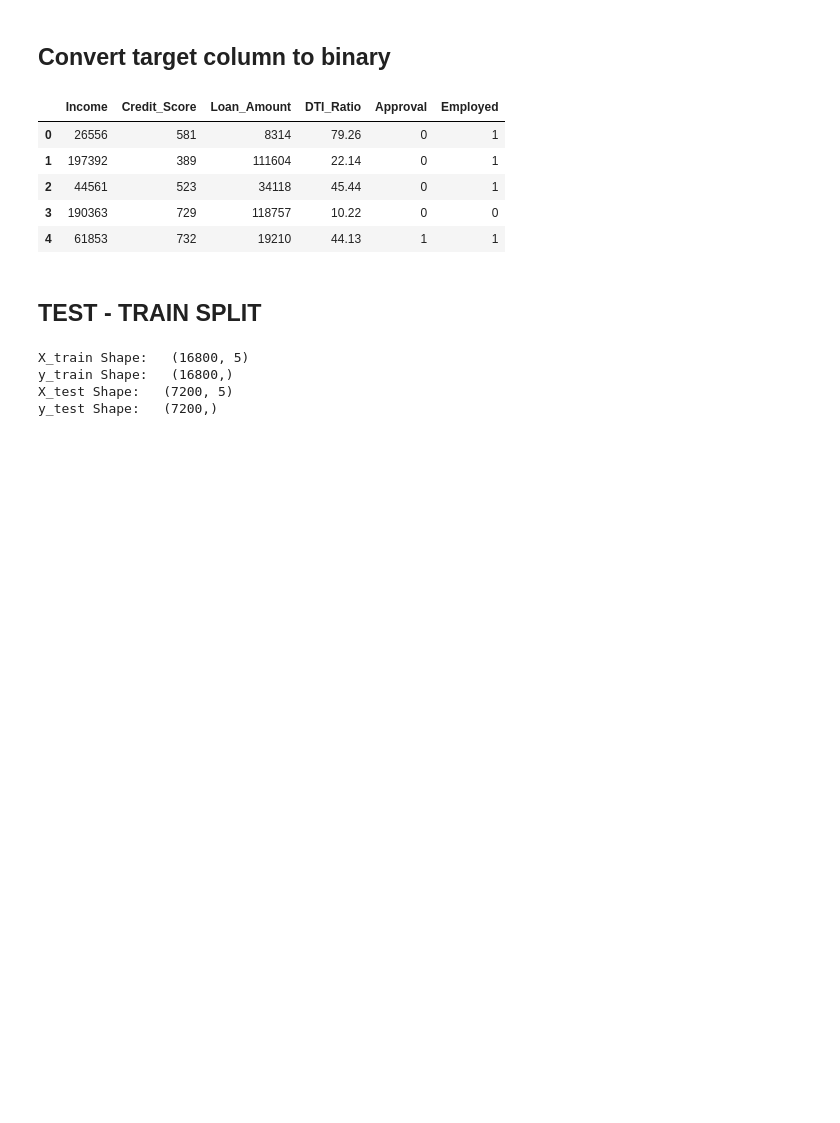
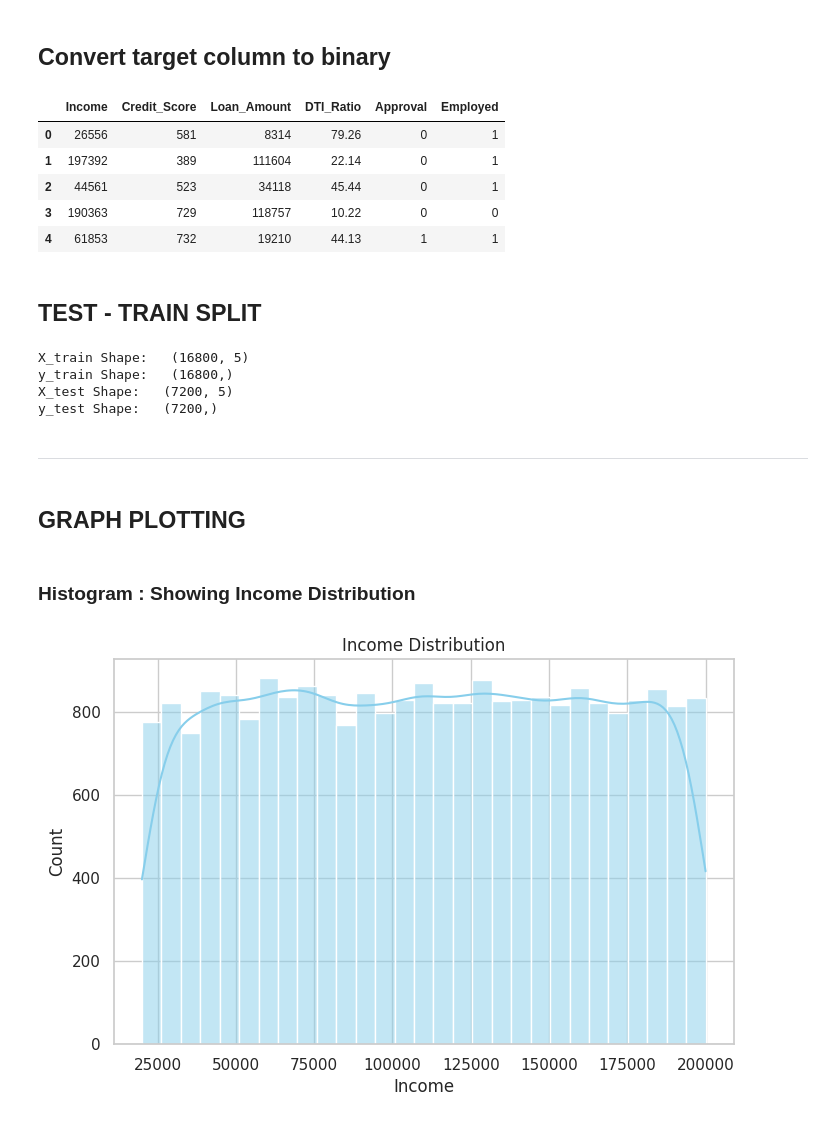
Before and after one commit to Musxeto/Ai-lab, a Jupyter notebook: preprocessing/loan.ipynb, the cells around one changed output. Drawn from its saved outputs; the diff is of its cells as text; code cells hidden in the pictures; blank space fills up the shorter version.

```diff
--- a/preprocessing/loan.ipynb
+++ b/preprocessing/loan.ipynb
@@ -109,3 +109,7 @@ X_train Shape:   (16800, 5)
 y_train Shape:   (16800,)
 X_test Shape:   (7200, 5)
 y_test Shape:   (7200,)
+# %% [markdown]
+_________________________
+# %% [markdown]
+## GRAPH PLOTTING
@@ -111,0 +119,13 @@ y_test Shape:   (7200,)
+# %%
+sns.set(style="whitegrid")
+# %% [markdown]
+### Histogram :  Showing Income Distribution
+# %%
+plt.figure(figsize=(8, 5))
+sns.histplot(data['Income'], kde=True, color='skyblue')
+plt.title("Income Distribution")
+plt.xlabel("Income")
+plt.ylabel("Count")
+plt.show()
+# %% [output]
+[figure, added]
```
Also changed, not shown: parts of 11 cells of this notebook.
